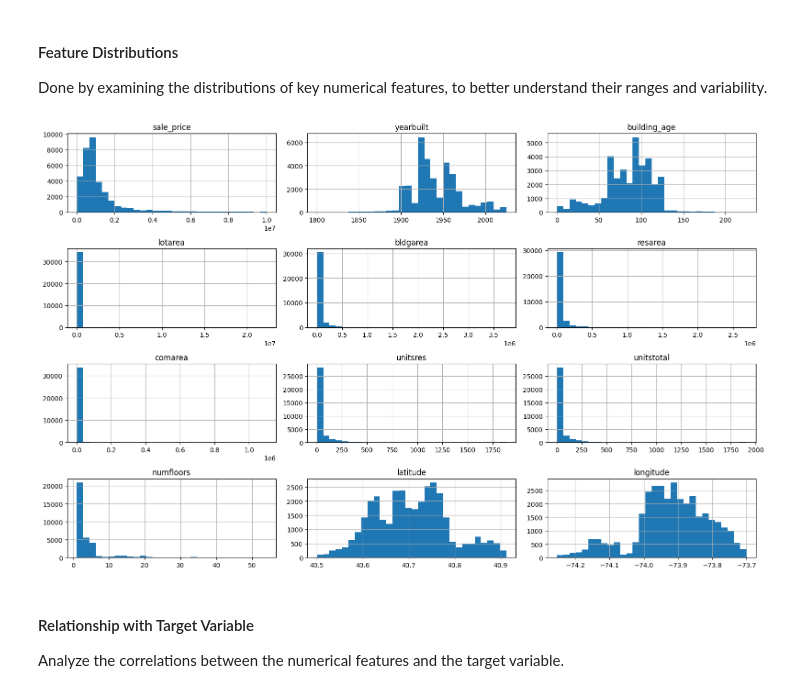
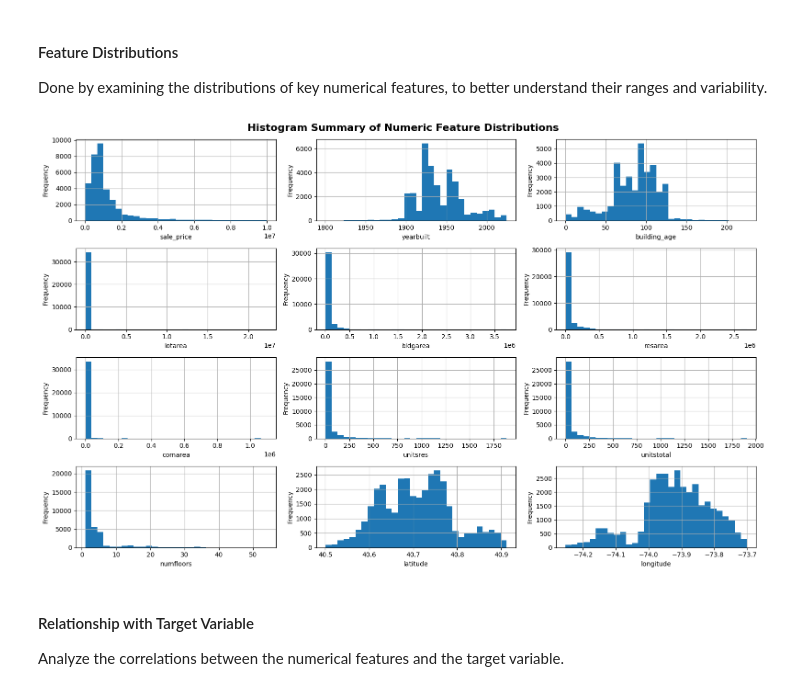
Before and after one commit to celina-ayl/capstone_project, a Jupyter notebook: capstone_project.ipynb, the cells around one changed output. Cells and saved outputs as stored; diff of their text form; code cells hidden in the pictures.

```diff
--- a/capstone_project.ipynb
+++ b/capstone_project.ipynb
@@ -181,30 +184,42 @@ Done by examining the distributions of key numerical features, to better underst
 # %%
 # correlation analysis of numeric features
 # define numeric columns for correlation analysis - these are the relevant numeric features in the dataset
 numeric_cols = [
     'sale_price',
     'yearbuilt',
     'building_age',
     'lotarea',
     'bldgarea',
     'resarea',
     'comarea',
     'unitsres',
     'unitstotal',
     'numfloors',
     'latitude',
     'longitude'
 ]
 
 # display summary statistics of numeric columns
 df[numeric_cols].describe()
 
 # histograms of numeric columns for distribution analysis
-df[numeric_cols].hist(bins=30, figsize=(16, 10))
+axes = df[numeric_cols].hist(bins=30, figsize=(16, 10))
+
+for ax in axes.flatten():
+    ax.set_xlabel(ax.get_title(), fontsize=10)
+    ax.set_ylabel('Frequency', fontsize=10)
+    ax.set_title('')
+
+plt.suptitle(
+    'Histogram Summary of Numeric Feature Distributions',
+    fontsize=16,
+    fontweight='bold'
+)
+
 plt.tight_layout()
 plt.show()
 # %% [output]
-[figure, old version]
+[figure, new version]
 # %% [markdown]
 #### Relationship with Target Variable
 Analyze the correlations between the numerical features and the target variable.
```
Also changed, not shown: parts of 3 cells of this notebook.
